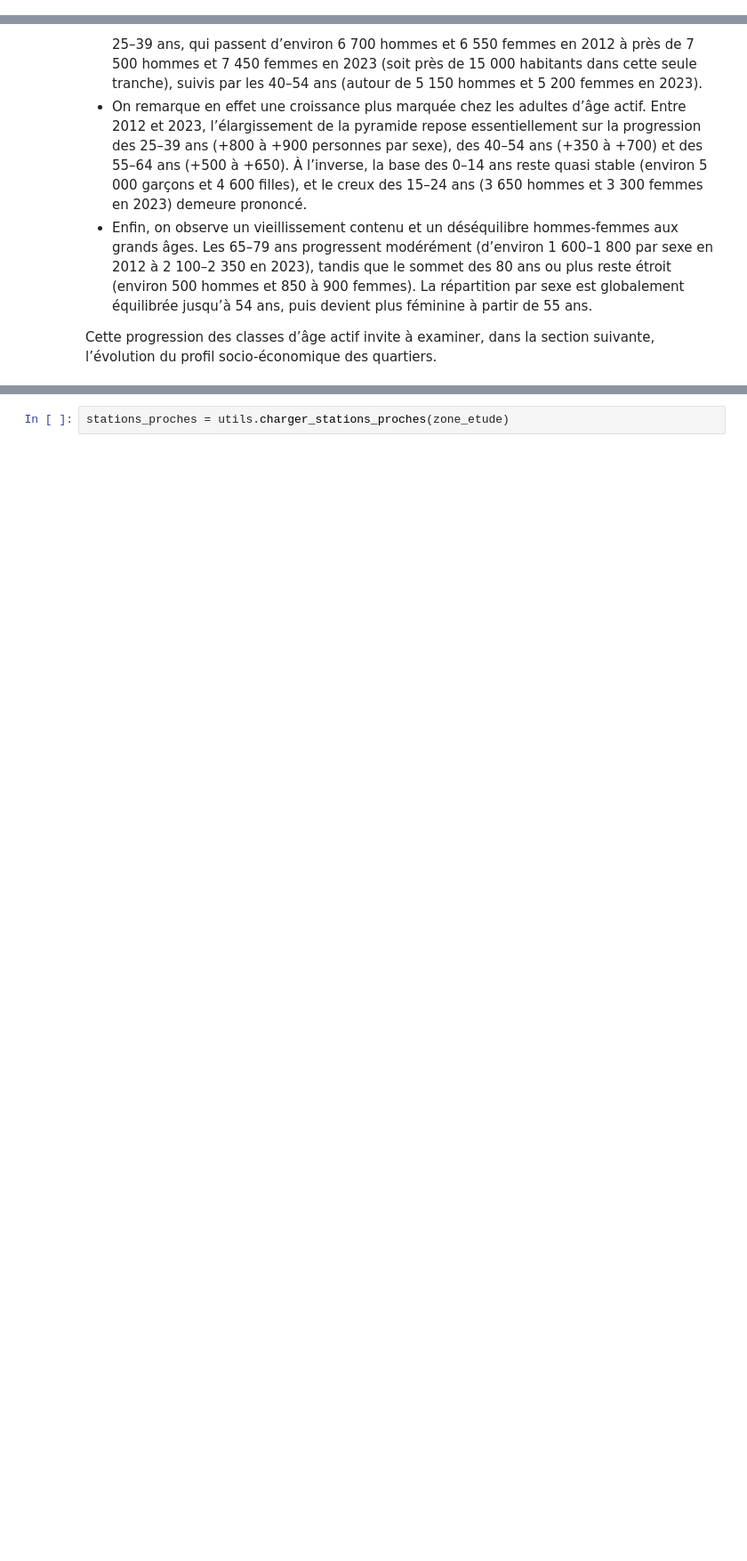
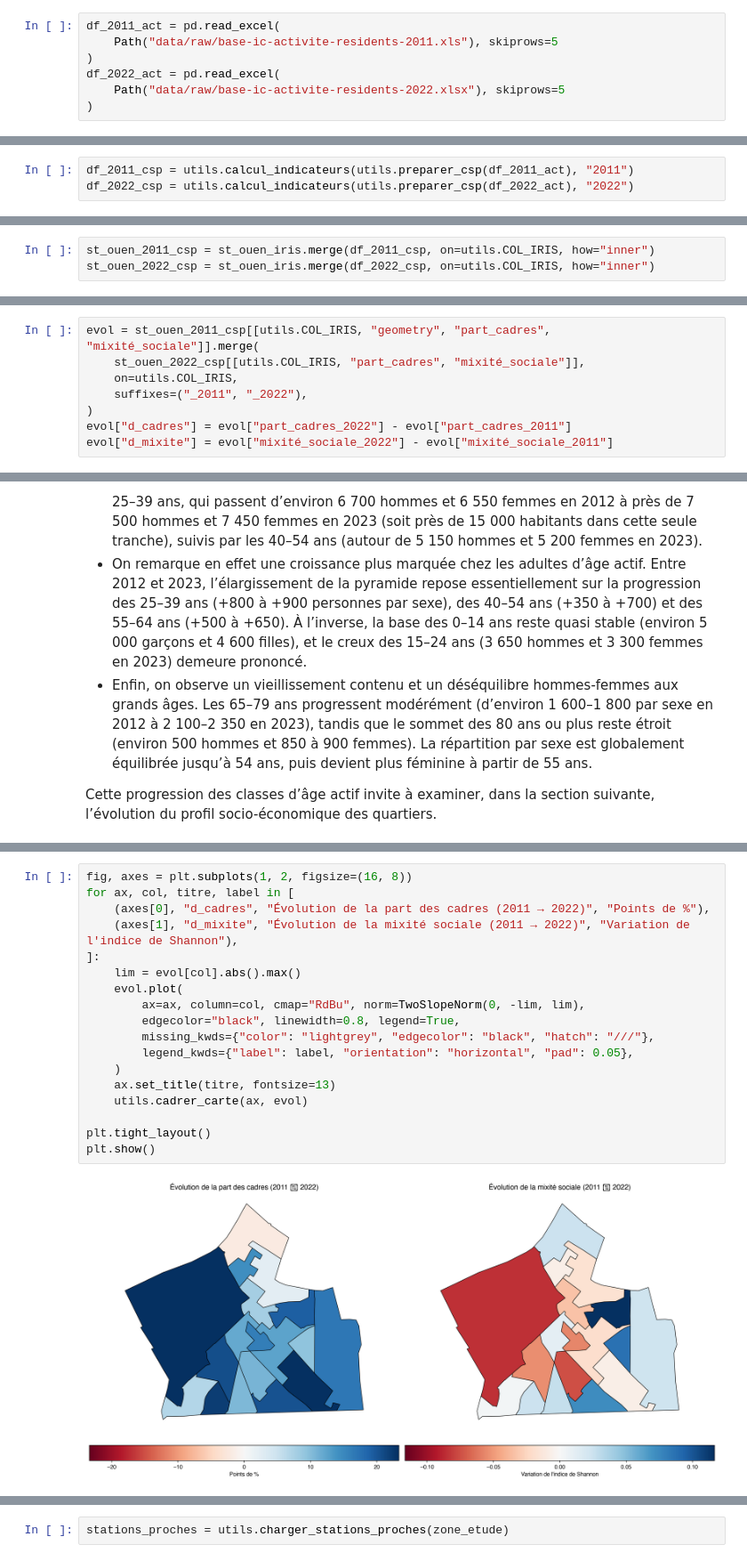
Before and after one commit to borhaney/projet_python_2a_ensae, a Jupyter notebook: main.ipynb, the cells around one changed output, grey strips where cells are left out. Shown at 89% size. Drawn from its saved outputs; the diff is of its cells as text; blank space fills up the shorter version.

```diff
--- a/main.ipynb
+++ b/main.ipynb
@@ -142,0 +255,7 @@ Parquet créé : /Users/borhane/Documents/2A ENSAE/Python 2A/projet_python_2a_en
+# %%
+df_2011_act = pd.read_excel(
+    Path("data/raw/base-ic-activite-residents-2011.xls"), skiprows=5
+)
+df_2022_act = pd.read_excel(
+    Path("data/raw/base-ic-activite-residents-2022.xlsx"), skiprows=5
+)
@@ -142,0 +275,3 @@ Parquet créé : /Users/borhane/Documents/2A ENSAE/Python 2A/projet_python_2a_en
+# %%
+df_2011_csp = utils.calcul_indicateurs(utils.preparer_csp(df_2011_act), "2011")
+df_2022_csp = utils.calcul_indicateurs(utils.preparer_csp(df_2022_act), "2022")
@@ -142,0 +290,3 @@ Parquet créé : /Users/borhane/Documents/2A ENSAE/Python 2A/projet_python_2a_en
+# %%
+st_ouen_2011_csp = st_ouen_iris.merge(df_2011_csp, on=utils.COL_IRIS, how="inner")
+st_ouen_2022_csp = st_ouen_iris.merge(df_2022_csp, on=utils.COL_IRIS, how="inner")
@@ -143 +299,9 @@ Parquet créé : /Users/borhane/Documents/2A ENSAE/Python 2A/projet_python_2a_en
+# %%
+evol = st_ouen_2011_csp[[utils.COL_IRIS, "geometry", "part_cadres", "mixité_sociale"]].merge(
+    st_ouen_2022_csp[[utils.COL_IRIS, "part_cadres", "mixité_sociale"]],
+    on=utils.COL_IRIS,
+    suffixes=("_2011", "_2022"),
+)
+evol["d_cadres"] = evol["part_cadres_2022"] - evol["part_cadres_2011"]
+evol["d_mixite"] = evol["mixité_sociale_2022"] - evol["mixité_sociale_2011"]
 # %% [markdown]
@@ -202,0 +460,20 @@ III - Profil socio-éco
+# %%
+fig, axes = plt.subplots(1, 2, figsize=(16, 8))
+for ax, col, titre, label in [
+    (axes[0], "d_cadres", "Évolution de la part des cadres (2011 → 2022)", "Points de %"),
+    (axes[1], "d_mixite", "Évolution de la mixité sociale (2011 → 2022)", "Variation de l'indice de Shannon"),
+]:
+    lim = evol[col].abs().max()
+    evol.plot(
+        ax=ax, column=col, cmap="RdBu", norm=TwoSlopeNorm(0, -lim, lim),
+        edgecolor="black", linewidth=0.8, legend=True,
+        missing_kwds={"color": "lightgrey", "edgecolor": "black", "hatch": "///"},
+        legend_kwds={"label": label, "orientation": "horizontal", "pad": 0.05},
+    )
+    ax.set_title(titre, fontsize=13)
+    utils.cadrer_carte(ax, evol)
+
+plt.tight_layout()
+plt.show()
+# %% [output]
+[figure, added]
```
Also changed, not shown: parts of 50 cells of this notebook, 2 other files.
